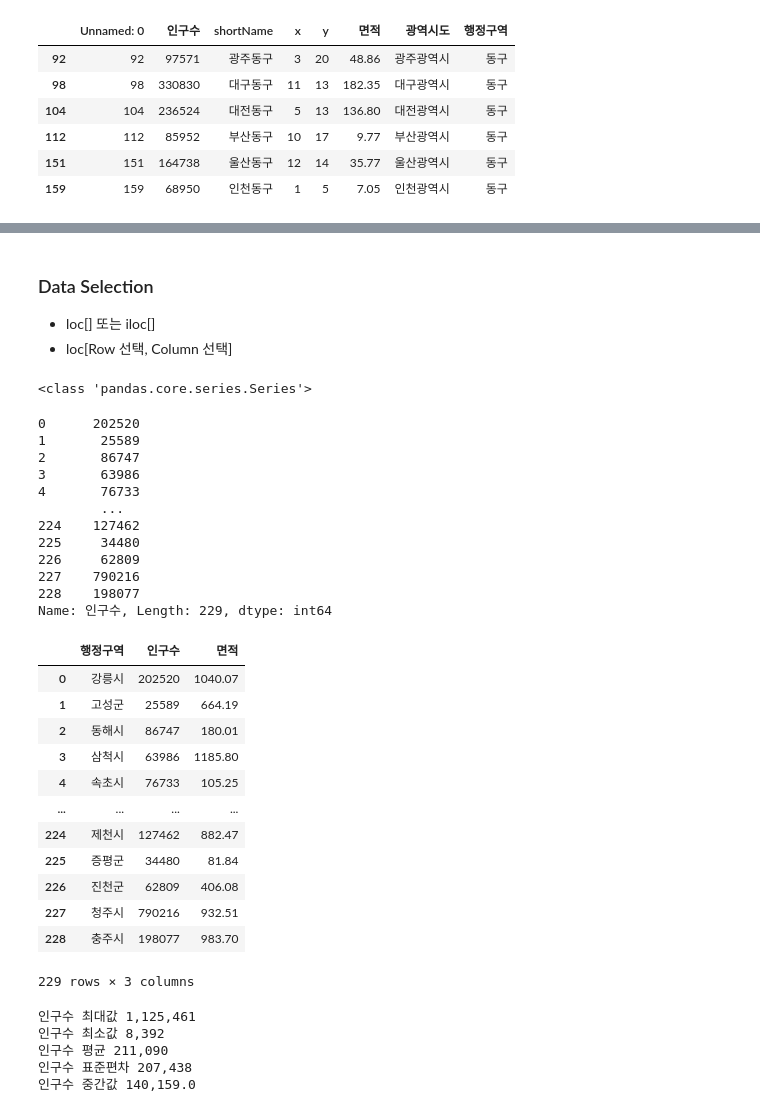
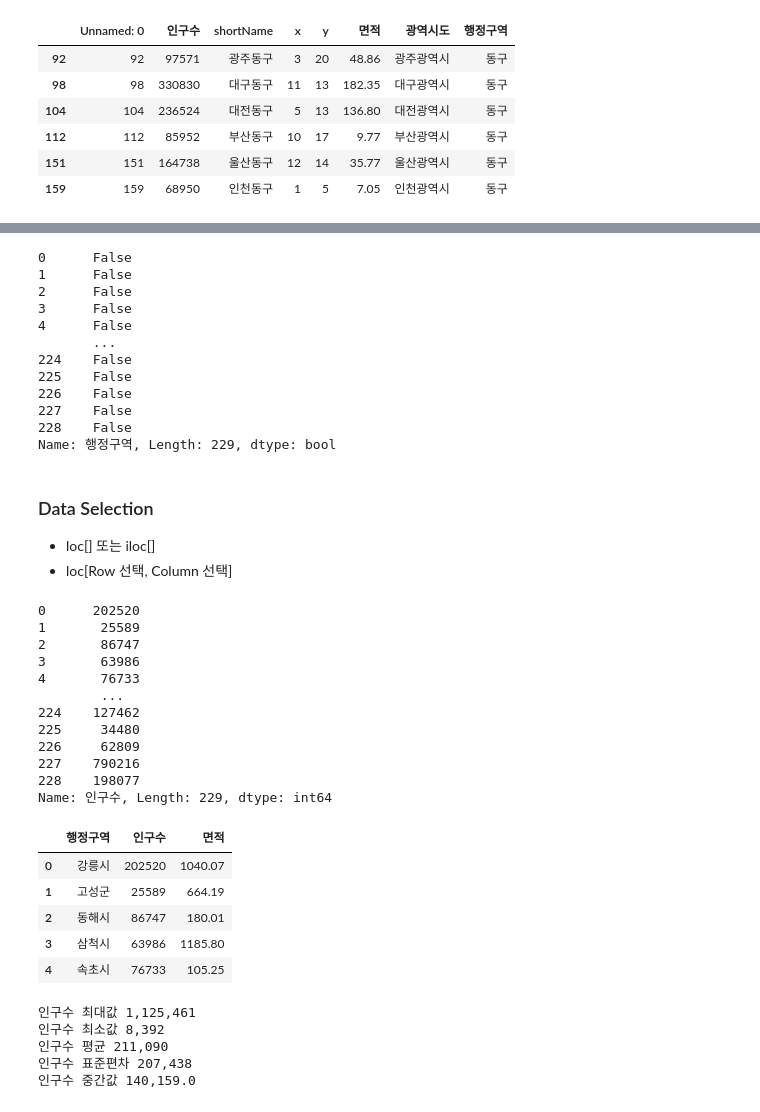
Before and after one commit to SJY8179/Python_Webscrapping_Analysis, a Jupyter notebook: 03-1.행정구역정보_분석과시각화.ipynb, the cells around one changed output, grey strips where cells are left out. Cells and saved outputs as stored; diff of their text form; code cells hidden in the pictures.

```diff
--- a/03-1.행정구역정보_분석과시각화.ipynb
+++ b/03-1.행정구역정보_분석과시각화.ipynb
@@ -183,38 +183,48 @@ Name: 행정구역, Length: 229, dtype: bool
+# %%
+#행정구역 컬럼의 값이 '동구'
+data['행정구역'] == '동구'
+# %% [output]
+0      False
+1      False
+2      False
+3      False
+4      False
+       ...
+224    False
+225    False
+226    False
+227    False
+228    False
+Name: 행정구역, Length: 229, dtype: bool
 # %% [markdown]
 ### Data Selection
 * loc[] 또는 iloc[]
 * loc[Row 선택, Column 선택]
 # %%
 # 인구수 1개의 컬럼 선택
+data['인구수']
 # %% [output]
-<class 'pandas.core.series.Series'>
+0      202520
+1       25589
+2       86747
+3       63986
+4       76733
+        ...
+224    127462
+225     34480
+226     62809
+227    790216
+228    198077
+Name: 인구수, Length: 229, dtype: int64
-0      202520
-1       25589
-2       86747
-3       63986
-4       76733
-        ...
-224    127462
-225     34480
-226     62809
-227    790216
-228    198077
-Name: 인구수, Length: 229, dtype: int64
 # %%
 # ['행정구역','인구수','면적'] 컬럼의 데이터 출력
+data[['행정구역','인구수','면적']].head()
 # %% [output]
 |  | 행정구역 | 인구수 | 면적 |
 | 0 | 강릉시 | 202520 | 1040.07 |
 | 1 | 고성군 | 25589 | 664.19 |
 | 2 | 동해시 | 86747 | 180.01 |
 | 3 | 삼척시 | 63986 | 1185.80 |
 | 4 | 속초시 | 76733 | 105.25 |
-| ... | ... | ... | ... |
-| 224 | 제천시 | 127462 | 882.47 |
-| 225 | 증평군 | 34480 | 81.84 |
-| 226 | 진천군 | 62809 | 406.08 |
-| 227 | 청주시 | 790216 | 932.51 |
-| 228 | 충주시 | 198077 | 983.70 |
-229 rows × 3 columns
 # %%
 # 인구수 컬럼의 집계함수
```
Also changed, not shown: parts of 57 cells of this notebook, 1 other file.
